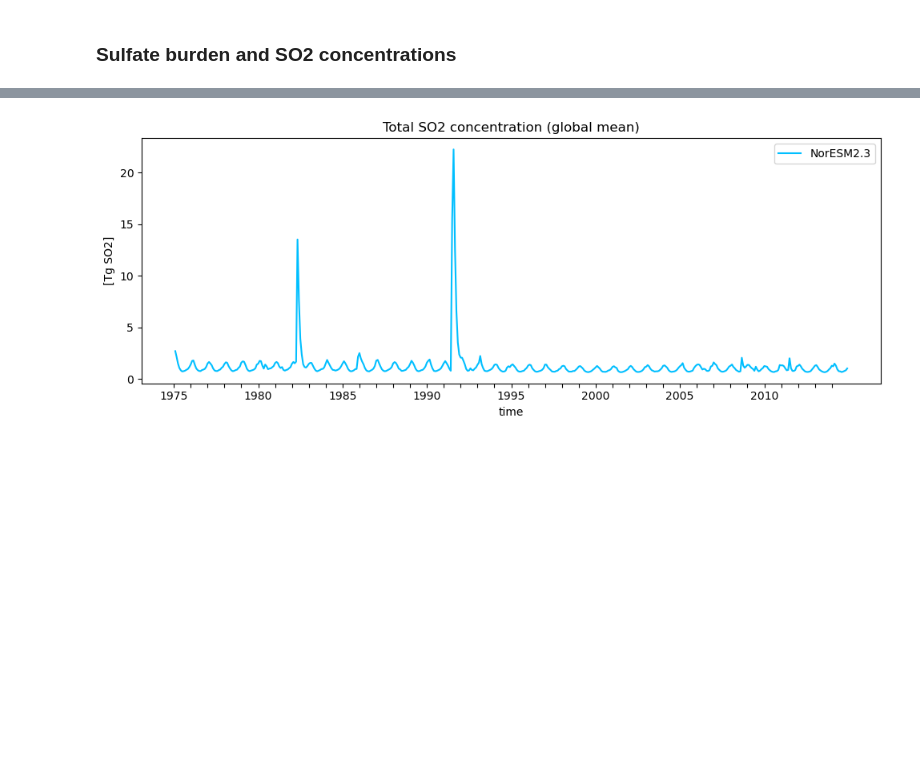
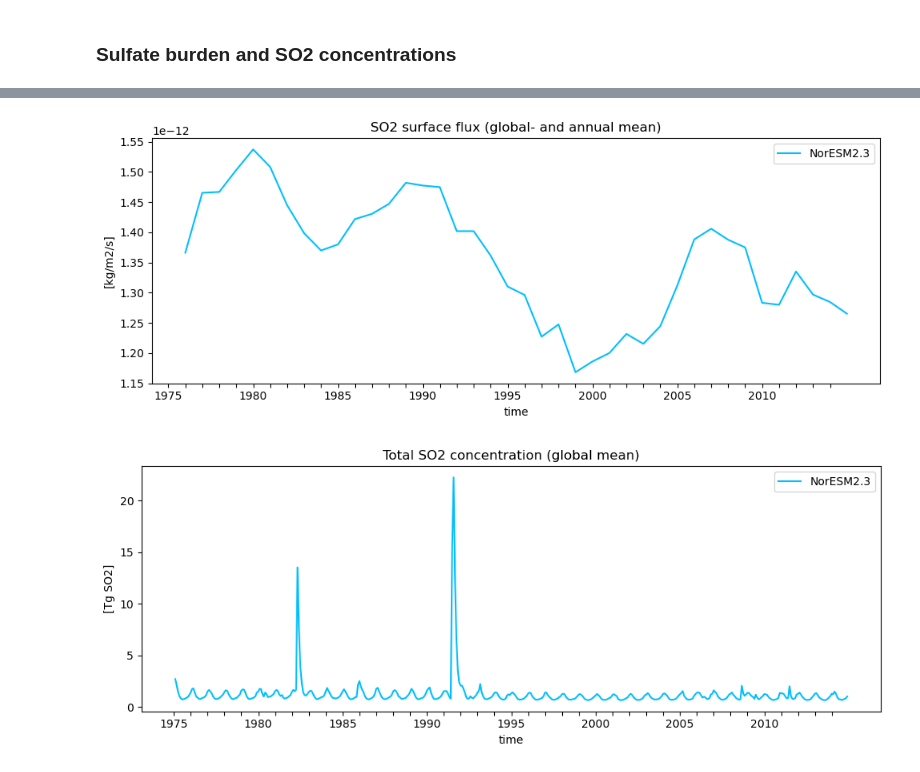
Before and after one commit to EliHHogemo/master_thesis, a Jupyter notebook: sulfur_pinatubo.ipynb, the cells around one changed output, grey strips where cells are left out. Saved outputs shown, nothing was run; the diff lists cells and outputs as text; code cells hidden in the pictures; blank space fills up the shorter version.

Commit message:
changes in how to define the stratosphere and small change in SO2 surface.

```diff
--- a/sulfur_pinatubo.ipynb
+++ b/sulfur_pinatubo.ipynb
@@ -43,3 +92,23 @@ ds = xr.open_mfdataset(f"{path_atm}/NHIST_tropstratchem_f09_tn14_20250917_1975_2
+# %%
+lat = ds["lat"]
+weighted_lat = np.cos(np.deg2rad(lat))
+so2_surf = ds["SFSO2"].weighted(weighted_lat).mean(dim=["lat", "lon"])
+so2_surf = so2_surf.resample(time="1YE").mean()
+
+
+
+plt.figure(figsize=(10, 4))
+so2_surf.plot(color="deepskyblue", label="NorESM2.3")
+plt.ylabel("[kg/m2/s]")
+years = np.arange(1975, 2015)
+year_ticks = [cftime.DatetimeNoLeap(int(y), 1, 1) for y in years]
+plt.xticks(year_ticks, [str(y) if y % 5 == 0 else '' for y in years])
+plt.title("SO2 surface flux (global- and annual mean)")
+plt.legend()
+plt.tight_layout()
+plt.show()
+# %% [output]
+[figure, added]
 # %%
 M_SO2 = 64.066
 M_air = 28.9647
```
Also changed, not shown: parts of 14 cells of this notebook, 1 other file.
